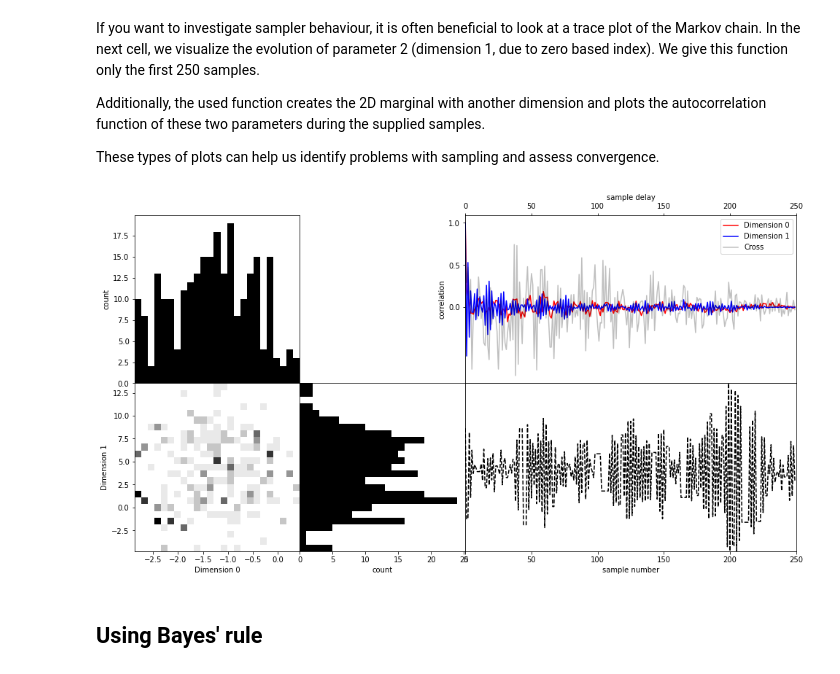
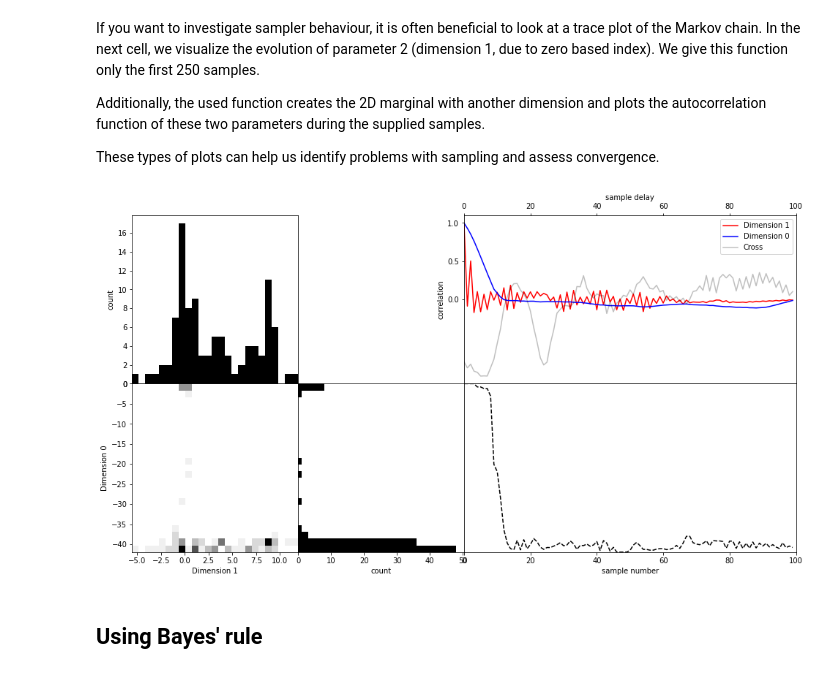
Before and after one commit to larsgeb/hmclab, a Jupyter notebook: docs-source/source/notebooks/tutorials/0 - Getting started.ipynb, the cells around one changed output. Cells and saved outputs as stored; diff of their text form; code cells hidden in the pictures.

```diff
--- a/docs-source/source/notebooks/tutorials/0 - Getting started.ipynb
+++ b/docs-source/source/notebooks/tutorials/0 - Getting started.ipynb
@@ -165,7 +177,7 @@ Shape: (2, 10000)
 # %% [markdown]
 You might notice the the `raw_samples_hdf` attribute has one extra dimension. That is because the samples file also records the misfits of each sample. We can easily access these as a NumPy array in the following way:
 # %%
-with hmclab.Samples("bin/01/tutorial_01_standard_normal.h5") as samples:
+with hmclab.Samples("bin_samples/tutorial_0_standard_normal.h5") as samples:
 
     # Access misfits as a numpy array
     print(f"Type:  {type(samples.misfits)}")
@@ -181,7 +193,7 @@ Here is an example where we plot the evolution of parameter 1 and the misfit dur
 # %%
 import matplotlib.pyplot as plt
 
-with hmclab.Samples("bin/01/tutorial_01_standard_normal.h5") as samples:
+with hmclab.Samples("bin_samples/tutorial_0_standard_normal.h5") as samples:
 
     plt.figure(figsize=(8, 8))
 
@@ -227,3 +237,0 @@ When we now inspect the resulting samples file, we see that because we interrupt
-# %%
-with hmclab.Samples("bin/01/tutorial_01_standard_normal.h5") as samples:
-    samples.print_details()
@@ -270,7 +258,7 @@ Tab(children=(HBox(children=(VBox(children=(Label(value='local start time (not t
 # %% [markdown]
 One of the most interesting things to investigate when sampling from multidimensional distributions is the trade-off between different parameters. We can visualize these (second order) trade-offs by inspecting the 2D marginals. We supply a function that can create a set of 2D marginals from a samples object, by specifying which dimensions should be investigated:
 # %%
-with hmclab.Samples("bin/01/tutorial_01_mvn.h5") as samples:
+with hmclab.Samples("bin_samples/tutorial_0_mvn.h5") as samples:
     hmclab.Visualization.marginal_grid(
         samples, [0, 1], bins=25  # Note that dimensions are zero indexed
     )
@@ -283,12 +271,12 @@ Additionally, the used function creates the 2D marginal with another dimension a
 
 These types of plots can help us identify problems with sampling and assess convergence.
 # %%
-with hmclab.Samples("bin/01/tutorial_01_mvn.h5") as samples:
+with hmclab.Samples("bin_samples/tutorial_0_mvn.h5") as samples:
     hmclab.Visualization.visualize_2_dimensions(
-        samples[:, :250],
+        samples[:, :100], dim1=1, dim2=0
     )  # Note that we only pass the first 250 samples
 # %% [output]
-[figure, old version]
+[figure, new version]
 # %% [markdown]
 ## Using Bayes' rule
 # %% [markdown]
```
Also changed, not shown: parts of 23 cells of this notebook, 31 other files.
